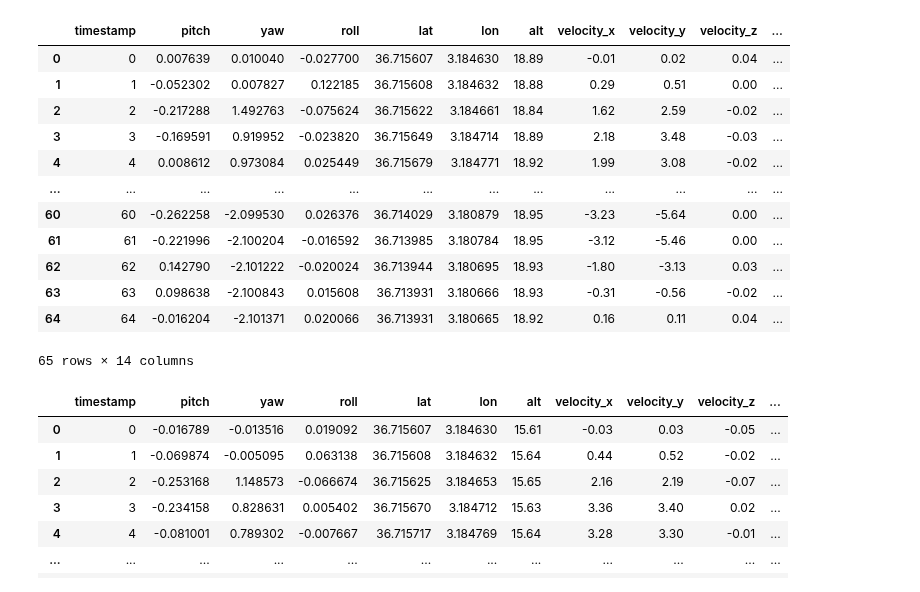
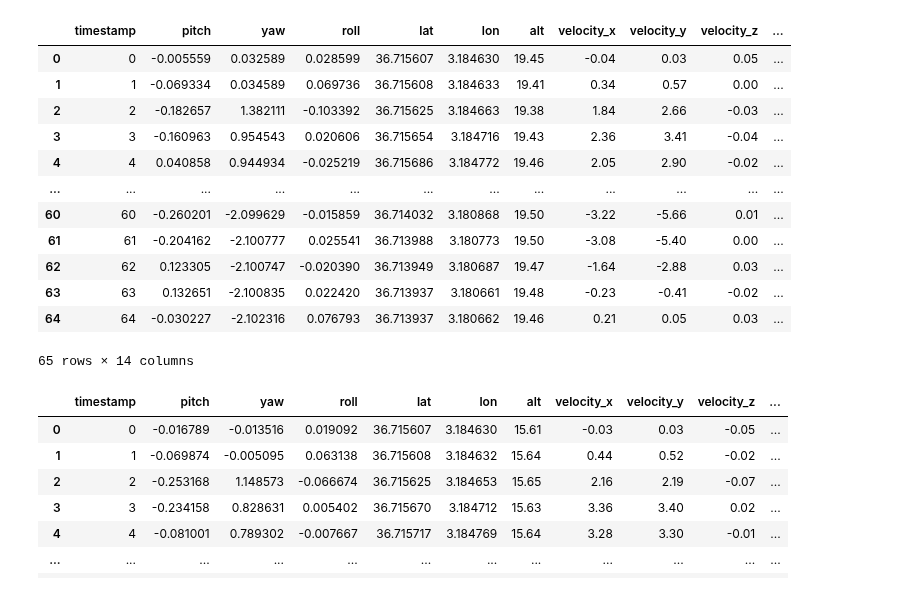
Before and after one commit to woulfric/PFE, a Jupyter notebook: Prediction.ipynb, the cells around one changed output. Saved outputs shown, nothing was run; the diff lists cells and outputs as text; code cells hidden in the pictures.

```diff
--- a/Prediction.ipynb
+++ b/Prediction.ipynb
@@ -1,22 +1,22 @@
 # %%
 import pandas as pd
 
-test_true = pd.read_csv("data/Test_data/real_missions/data-10.csv", sep=',', low_memory=False)
+test_true = pd.read_csv("data/Test_data/real_missions/data-1.csv", sep=',', low_memory=False)
 test_false = pd.read_csv("data/Test_data/fake_missions/data-10.csv", sep=',', low_memory=False)
 test_true
 # %% [output]
 |  | timestamp | pitch | yaw | roll | lat | lon | alt | velocity_x | velocity_y | velocity_z | ... |
-| 0 | 0 | 0.007639 | 0.010040 | -0.027700 | 36.715607 | 3.184630 | 18.89 | -0.01 | 0.02 | 0.04 | ... |
-| 1 | 1 | -0.052302 | 0.007827 | 0.122185 | 36.715608 | 3.184632 | 18.88 | 0.29 | 0.51 | 0.00 | ... |
-| 2 | 2 | -0.217288 | 1.492763 | -0.075624 | 36.715622 | 3.184661 | 18.84 | 1.62 | 2.59 | -0.02 | ... |
-| 3 | 3 | -0.169591 | 0.919952 | -0.023820 | 36.715649 | 3.184714 | 18.89 | 2.18 | 3.48 | -0.03 | ... |
-| 4 | 4 | 0.008612 | 0.973084 | 0.025449 | 36.715679 | 3.184771 | 18.92 | 1.99 | 3.08 | -0.02 | ... |
+| 0 | 0 | -0.005559 | 0.032589 | 0.028599 | 36.715607 | 3.184630 | 19.45 | -0.04 | 0.03 | 0.05 | ... |
+| 1 | 1 | -0.069334 | 0.034589 | 0.069736 | 36.715608 | 3.184633 | 19.41 | 0.34 | 0.57 | 0.00 | ... |
+| 2 | 2 | -0.182657 | 1.382111 | -0.103392 | 36.715625 | 3.184663 | 19.38 | 1.84 | 2.66 | -0.03 | ... |
+| 3 | 3 | -0.160963 | 0.954543 | 0.020606 | 36.715654 | 3.184716 | 19.43 | 2.36 | 3.41 | -0.04 | ... |
+| 4 | 4 | 0.040858 | 0.944934 | -0.025219 | 36.715686 | 3.184772 | 19.46 | 2.05 | 2.90 | -0.02 | ... |
 | ... | ... | ... | ... | ... | ... | ... | ... | ... | ... | ... | ... |
-| 60 | 60 | -0.262258 | -2.099530 | 0.026376 | 36.714029 | 3.180879 | 18.95 | -3.23 | -5.64 | 0.00 | ... |
-| 61 | 61 | -0.221996 | -2.100204 | -0.016592 | 36.713985 | 3.180784 | 18.95 | -3.12 | -5.46 | 0.00 | ... |
-| 62 | 62 | 0.142790 | -2.101222 | -0.020024 | 36.713944 | 3.180695 | 18.93 | -1.80 | -3.13 | 0.03 | ... |
-| 63 | 63 | 0.098638 | -2.100843 | 0.015608 | 36.713931 | 3.180666 | 18.93 | -0.31 | -0.56 | -0.02 | ... |
-| 64 | 64 | -0.016204 | -2.101371 | 0.020066 | 36.713931 | 3.180665 | 18.92 | 0.16 | 0.11 | 0.04 | ... |
+| 60 | 60 | -0.260201 | -2.099629 | -0.015859 | 36.714032 | 3.180868 | 19.50 | -3.22 | -5.66 | 0.01 | ... |
+| 61 | 61 | -0.204162 | -2.100777 | 0.025541 | 36.713988 | 3.180773 | 19.50 | -3.08 | -5.40 | 0.00 | ... |
+| 62 | 62 | 0.123305 | -2.100747 | -0.020390 | 36.713949 | 3.180687 | 19.47 | -1.64 | -2.88 | 0.03 | ... |
+| 63 | 63 | 0.132651 | -2.100835 | 0.022420 | 36.713937 | 3.180661 | 19.48 | -0.23 | -0.41 | -0.02 | ... |
+| 64 | 64 | -0.030227 | -2.102316 | 0.076793 | 36.713937 | 3.180662 | 19.46 | 0.21 | 0.05 | 0.03 | ... |
 65 rows × 14 columns
 # %%
 test_false
```
Also changed, not shown: parts of 2 cells of this notebook, 2 other files.
